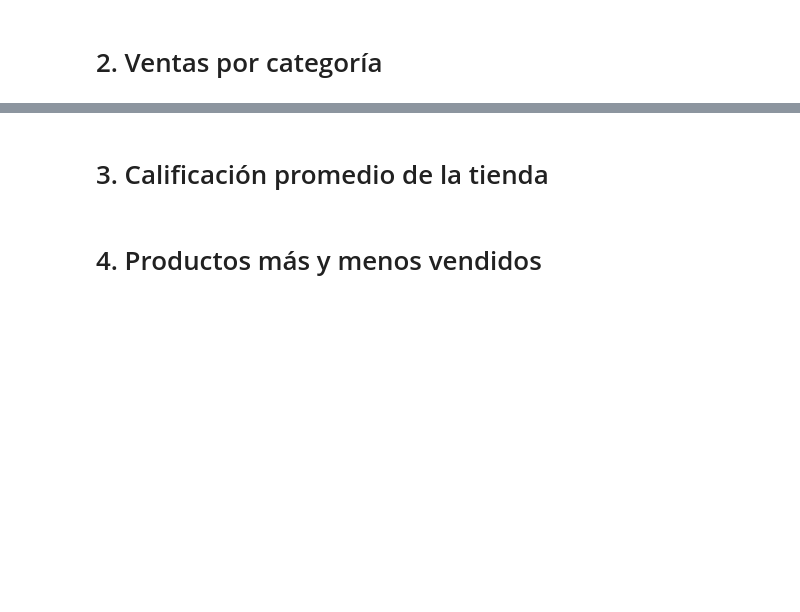
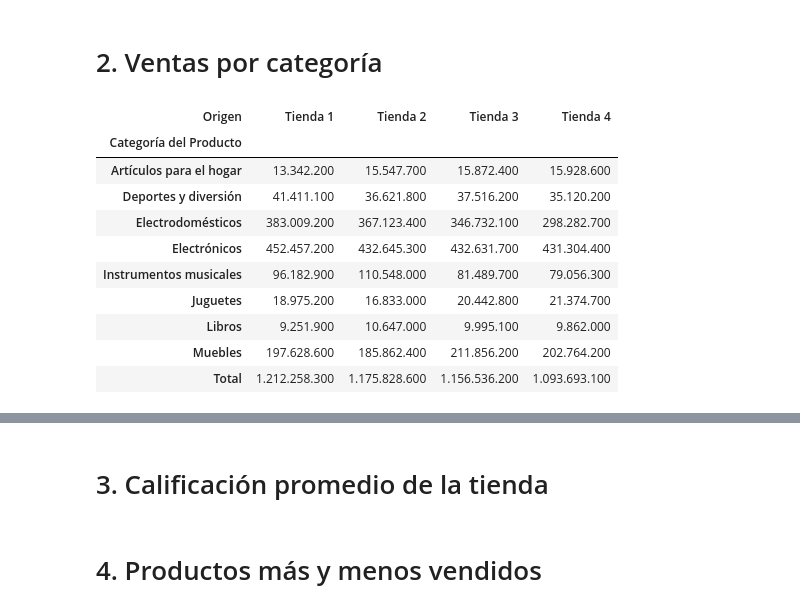
Before and after one commit to ggutierrezf/ALURA-CHALLENGE-01, a Jupyter notebook: AluraStoreLatam.ipynb, the cells around one changed output, grey strips where cells are left out. Cells and saved outputs as stored; diff of their text form; code cells hidden in the pictures; blank space fills up the shorter version.

```diff
--- a/AluraStoreLatam.ipynb
+++ b/AluraStoreLatam.ipynb
@@ -106,2 +136,23 @@ None
 # %% [markdown]
 # 2. Ventas por categoría
+# %%
+# total ventas por Categoria y tienda (usando costo total)
+tabla_costo_categoria_tienda = tiendas_unidas.pivot_table(index='Categoría del Producto', columns='Origen', values='costo total', aggfunc='sum')
+
+tabla_costo_categoria_tienda.loc['Total'] = tabla_costo_categoria_tienda.sum()
+
+tabla_costo_categoria_tienda_formatted = tabla_costo_categoria_tienda.map(lambda x: f'{x:,.0f}'.replace(',', '.'))
+
+display(tabla_costo_categoria_tienda_formatted)
+# %% [output]
+| Origen | Tienda 1 | Tienda 2 | Tienda 3 | Tienda 4 |
+| Categoría del Producto |  |  |  |  |
+| Artículos para el hogar | 13.342.200 | 15.547.700 | 15.872.400 | 15.928.600 |
+| Deportes y diversión | 41.411.100 | 36.621.800 | 37.516.200 | 35.120.200 |
+| Electrodomésticos | 383.009.200 | 367.123.400 | 346.732.100 | 298.282.700 |
+| Electrónicos | 452.457.200 | 432.645.300 | 432.631.700 | 431.304.400 |
+| Instrumentos musicales | 96.182.900 | 110.548.000 | 81.489.700 | 79.056.300 |
+| Juguetes | 18.975.200 | 16.833.000 | 20.442.800 | 21.374.700 |
+| Libros | 9.251.900 | 10.647.000 | 9.995.100 | 9.862.000 |
+| Muebles | 197.628.600 | 185.862.400 | 211.856.200 | 202.764.200 |
+| Total | 1.212.258.300 | 1.175.828.600 | 1.156.536.200 | 1.093.693.100 |
```
Also changed, not shown: parts of 5 cells of this notebook.
